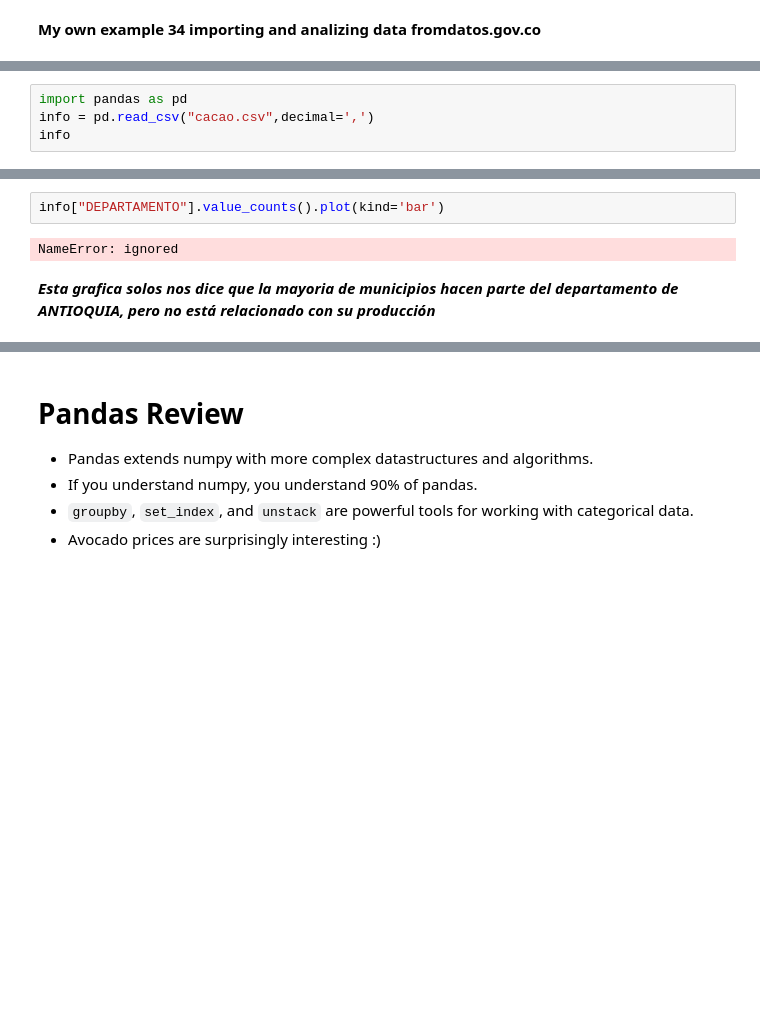
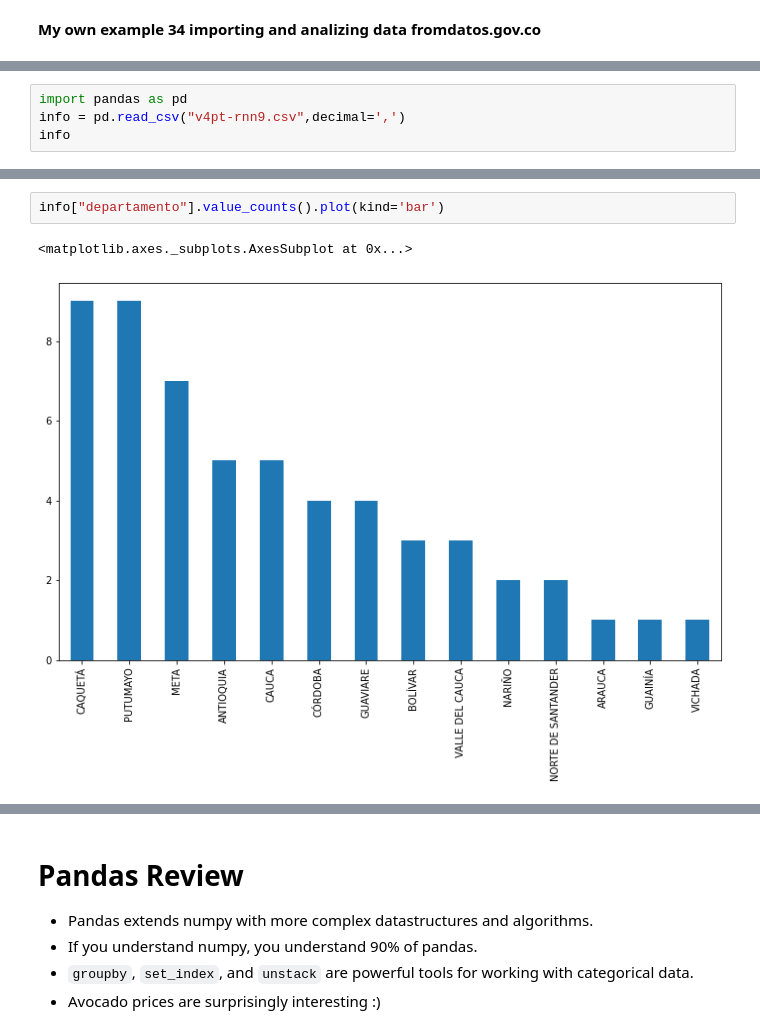
Before and after one commit to mpolancob/AlgorithmsUN2022II, a Jupyter notebook: Lab2/mpolancob_Lab2.ipynb, the cells around one changed output, grey strips where cells are left out. Cells and saved outputs as stored; diff of their text form; blank space fills up the shorter version.

```diff
--- a/Lab2/mpolancob_Lab2.ipynb
+++ b/Lab2/mpolancob_Lab2.ipynb
@@ -1761,5 +1763,5 @@ https://www.datos.gov.co/Agricultura-y-Desarrollo-Rural/cacao/24jd-fsbf/data
 # %%
 import pandas as pd
-info = pd.read_csv("cacao.csv",decimal=',')
+info = pd.read_csv("v4pt-rnn9.csv",decimal=',')
 info
 # %% [output]
@@ -1767,7 +1785,6 @@ FileNotFoundError: ignored
 # %%
-info["DEPARTAMENTO"].value_counts().plot(kind='bar')
+info["departamento"].value_counts().plot(kind='bar')
 # %% [output]
-NameError: ignored
+<matplotlib.axes._subplots.AxesSubplot at 0x...>
+[figure, added]
-# %% [markdown]
-***Esta grafica solos nos dice que la mayoria de municipios hacen parte del departamento de ANTIOQUIA, pero no está relacionado con su producción***
 # %%
```
Also changed, not shown: parts of 9 cells of this notebook.
